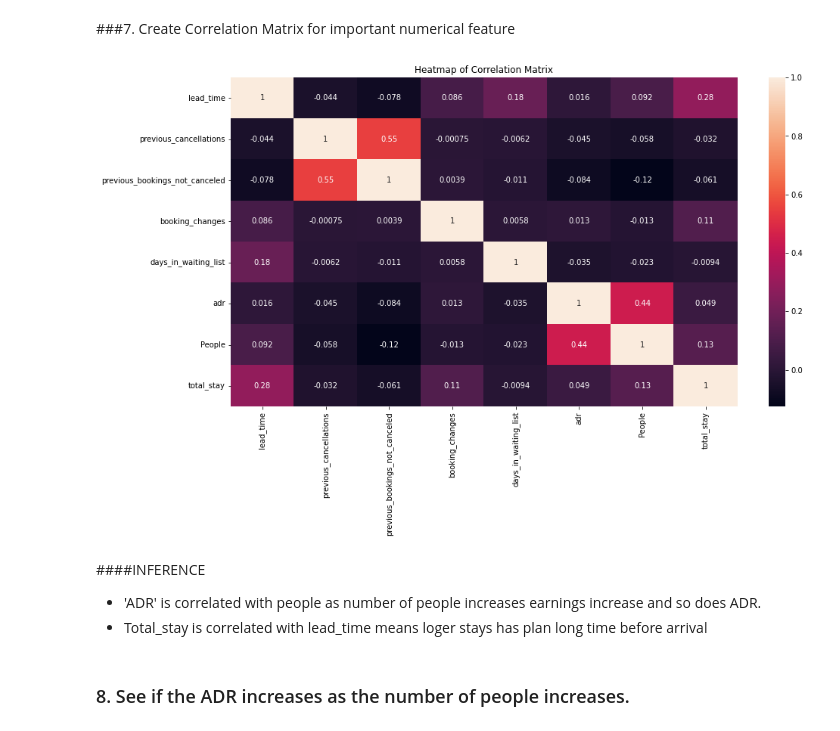
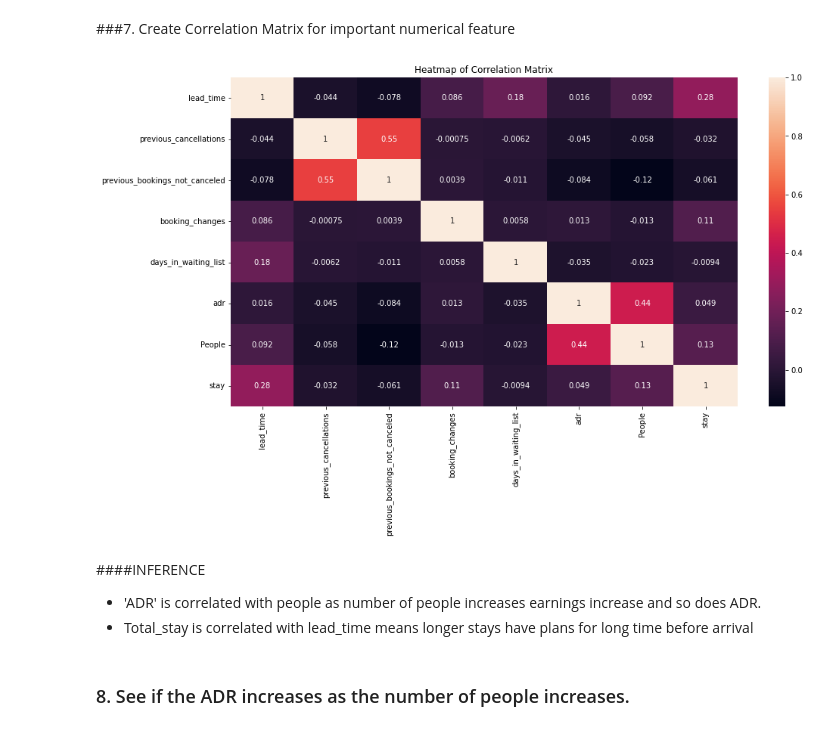
Before and after one commit to MohanVishe/Exploratory-Data-Analysis----Hotel-Booking-Dataset, a Jupyter notebook: Hotel_Booking_Analysis_Capstone_Project.ipynb, the cells around one changed output. Drawn from its saved outputs; the diff is of its cells as text; code cells hidden in the pictures.

```diff
--- a/Hotel_Booking_Analysis_Capstone_Project.ipynb
+++ b/Hotel_Booking_Analysis_Capstone_Project.ipynb
@@ -214,5 +249,3 @@ plt.show()
 *  There is higher junp in city hotel booking as compair to resort hotel
 # %% [markdown]
 ###3. How much time do people stay in a particular hotel?
-# %%
-Non_cancel["total_stay"]=Non_cancel["stays_in_weekend_nights"]+Non_cancel["stays_in_week_nights"]
@@ -224,0 +252,3 @@ See the caveats in the documentation: https://pandas.pydata.org/pandas-docs/stab
+# %%
+#created Stay column where it have addition of weekend as well as in week
+Non_cancel["stay"]=Non_cancel["stays_in_weekend_nights"]+Non_cancel["stays_in_week_nights"]
@@ -261,7 +296,7 @@ plt.title("Frequency of number people pre booking");plt.grid();plt.show()
 ###5. Average daily rate per person per month for a particular hotel.
 # %%
 Non_cancel["ADR/Person"]=Non_cancel["adr"]/(Non_cancel["adults"]+Non_cancel["children"])
-Non_cancel["price"]=Non_cancel["ADR/Person"]*(Non_cancel["total_stay"])
+Non_cancel["price"]=Non_cancel["ADR/Person"]*(Non_cancel["stay"])
 sns.lineplot(data=Non_cancel,x="arrival_date_month",y="price",hue="hotel")
 plt.grid();plt.title("Rate per person per month")
 plt.plot()
@@ -298,18 +333,18 @@ plt.show()
 ###7. Create Correlation Matrix for important numerical feature
 # %%
 #list of important numerical features
-lst=['lead_time','previous_cancellations','previous_bookings_not_canceled','booking_changes','days_in_waiting_list','adr',"People","total_stay"]
+lst=['lead_time','previous_cancellations','previous_bookings_not_canceled','booking_changes','days_in_waiting_list','adr',"People","stay"]
 #correlation matrix
 CM=Non_cancel[lst].corr()
 sns.heatmap(CM,annot=True)
 plt.title("Heatmap of Correlation Matrix")
 plt.show()
 # %% [output]
-[figure, old version]
+[figure, new version]
 # %% [markdown]
 ####INFERENCE
 *  'ADR' is correlated with people as number of people increases earnings increase and so does ADR.
-*  Total_stay is correlated with lead_time means loger stays has plan long time before arrival
+*  Total_stay is correlated with lead_time means longer stays have plans for long time before arrival
 # %% [markdown]
 ### 8. See if the ADR increases as the number of people increases.
 # %%
```
Also changed, not shown: parts of 14 cells of this notebook.
